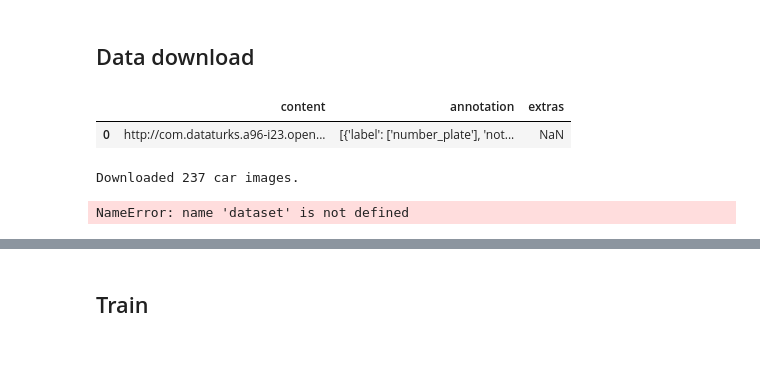
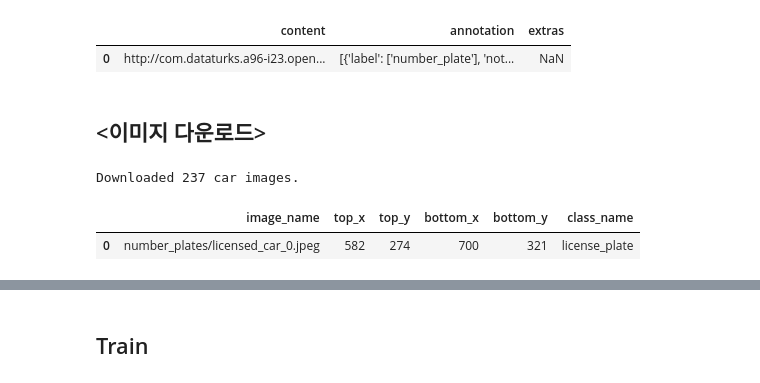
Before and after one commit to LeemDawoon/object_detection, a Jupyter notebook: 1_download_data.ipynb, the cells around one changed output, grey strips where cells are left out. Saved outputs shown, nothing was run; the diff lists cells and outputs as text; code cells hidden in the pictures; blank space fills up the shorter version.

```diff
--- a/1_download_data.ipynb
+++ b/1_download_data.ipynb
@@ -48,3 +28 @@ tf.random.set_seed(RANDOM_SEED)
-# %% [markdown]
-## Data download
 # %%
@@ -59 +36,3 @@ plates_df.head(1)
+# %% [markdown]
+## <이미지 다운로드>
 # %%
@@ -92,7 +72,8 @@ print("Downloaded {} car images.".format(counter))
 # %% [output]
 Downloaded 237 car images.
 # %%
-df = pd.DataFrame(dataset)
-df.head(1)
+dataset_df = pd.DataFrame(dataset)
+dataset_df.head(1)
 # %% [output]
-NameError: name 'dataset' is not defined
+|  | image_name | top_x | top_y | bottom_x | bottom_y | class_name |
+| 0 | number_plates/licensed_car_0.jpeg | 582 | 274 | 700 | 321 | license_plate |
```
Also changed, not shown: parts of 17 cells of this notebook.
